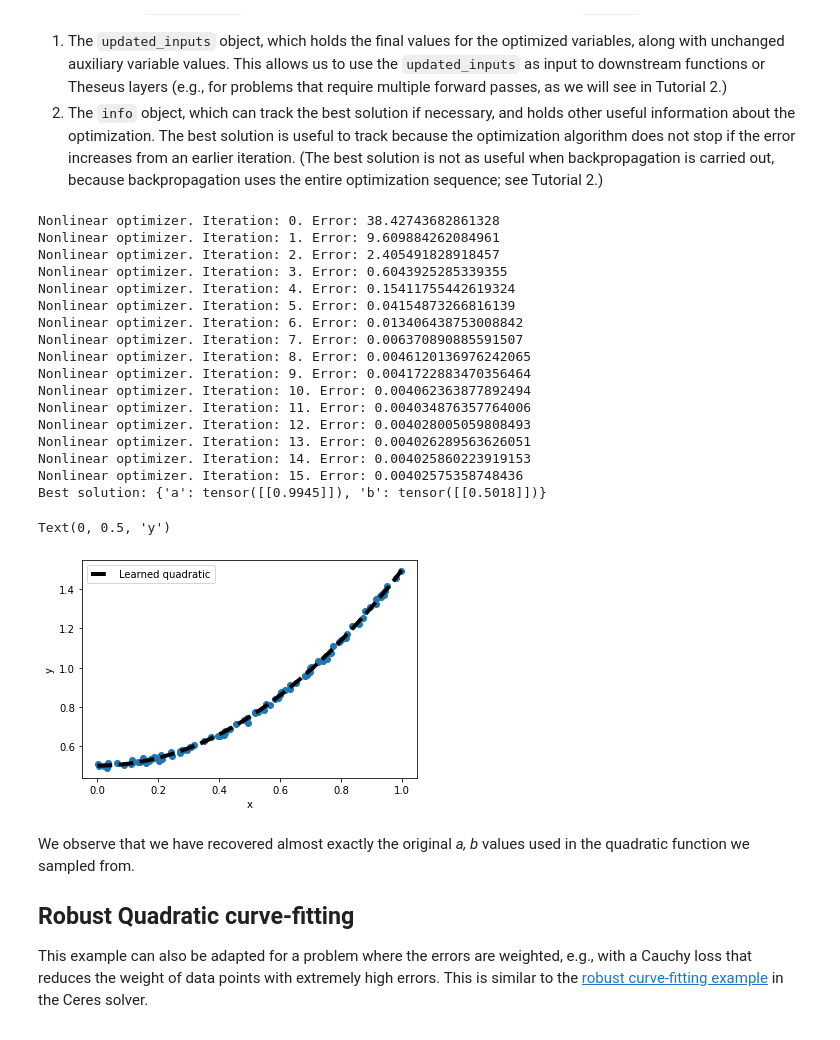
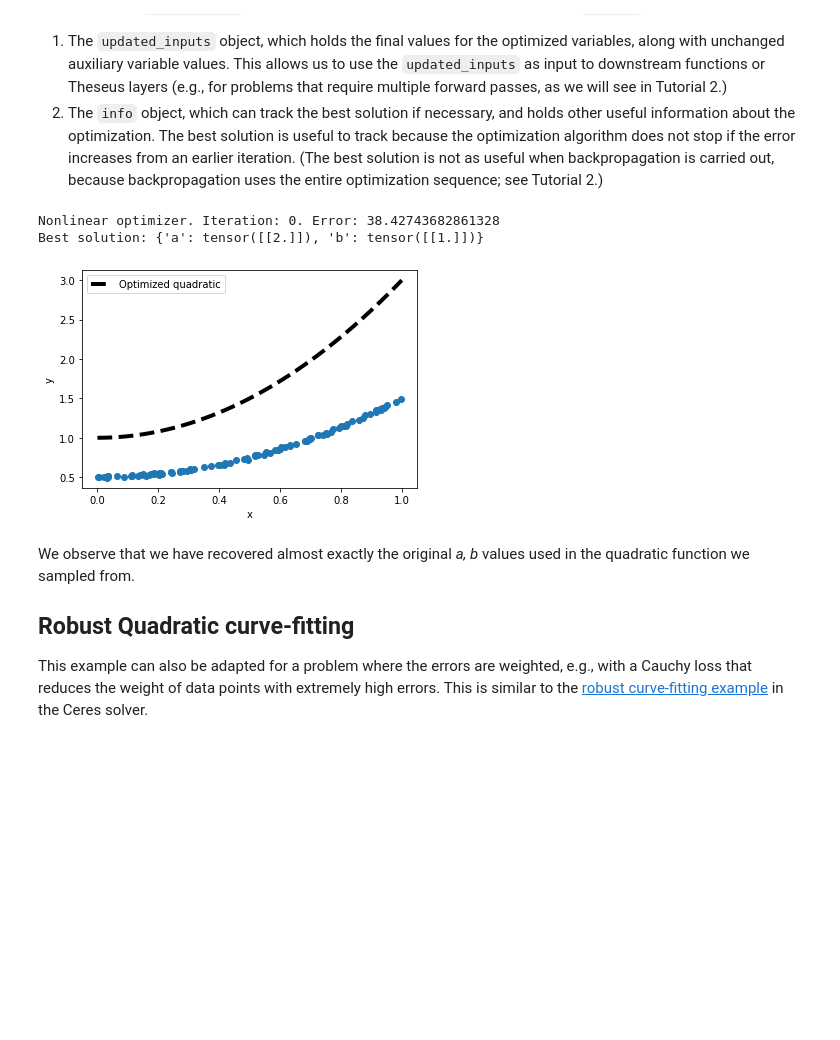
Before and after one commit to facebookresearch/theseus, a Jupyter notebook: tutorials/01_least_squares_optimization.ipynb, the cells around one changed output. Cells and saved outputs as stored; diff of their text form; code cells hidden in the pictures; blank space fills up the shorter version.

```diff
--- a/tutorials/01_least_squares_optimization.ipynb
+++ b/tutorials/01_least_squares_optimization.ipynb
@@ -103,48 +102,32 @@ With this input, we can now run the least squares optimization in Theseus. We do
 # %%
 theseus_inputs = {
 "x": data_x,
 "y": data_y,
 "a": 2 * torch.ones((1, 1)),
 "b": torch.ones((1, 1))
 }
 with torch.no_grad():
     updated_inputs, info = theseus_optim.forward(theseus_inputs, track_best_solution=True, verbose=True)
 print("Best solution:", info.best_solution)
 
-# Plot the leraned function
+# Plot the optimized function
 fig, ax = plt.subplots()
 ax.scatter(data_x, data_y);
 
 a = info.best_solution['a'].squeeze()
 b = info.best_solution['b'].squeeze()
 x = torch.linspace(0., 1., steps=100)
 y = a*x*x + b
 ax.plot(x, y, color='k', lw=4, linestyle='--',
-        label='Learned quadratic')
+        label='Optimized quadratic')
 ax.legend()
 
-ax.set_xlabel('x')
-ax.set_ylabel('y')
+ax.set_xlabel('x');
+ax.set_ylabel('y');
 # %% [output]
 Nonlinear optimizer. Iteration: 0. Error: 38.42743682861328
-Nonlinear optimizer. Iteration: 1. Error: 9.609884262084961
-Nonlinear optimizer. Iteration: 2. Error: 2.405491828918457
-Nonlinear optimizer. Iteration: 3. Error: 0.6043925285339355
-Nonlinear optimizer. Iteration: 4. Error: 0.15411755442619324
-Nonlinear optimizer. Iteration: 5. Error: 0.04154873266816139
-Nonlinear optimizer. Iteration: 6. Error: 0.013406438753008842
-Nonlinear optimizer. Iteration: 7. Error: 0.006370890885591507
-Nonlinear optimizer. Iteration: 8. Error: 0.0046120136976242065
-Nonlinear optimizer. Iteration: 9. Error: 0.0041722883470356464
-Nonlinear optimizer. Iteration: 10. Error: 0.004062363877892494
-Nonlinear optimizer. Iteration: 11. Error: 0.004034876357764006
-Nonlinear optimizer. Iteration: 12. Error: 0.004028005059808493
-Nonlinear optimizer. Iteration: 13. Error: 0.004026289563626051
-Nonlinear optimizer. Iteration: 14. Error: 0.004025860223919153
-Nonlinear optimizer. Iteration: 15. Error: 0.00402575358748436
-Best solution: {'a': tensor([[0.9945]]), 'b': tensor([[0.5018]])}
+Best solution: {'a': tensor([[2.]]), 'b': tensor([[1.]])}
-Text(0, 0.5, 'y')
-[figure, old version]
+[figure, new version]
 # %% [markdown]
 We observe that we have recovered almost exactly the original <i>a, b</i> values used in the quadratic function we sampled from.
 
```
Also changed, not shown: parts of 2 cells of this notebook, 1 other file.
